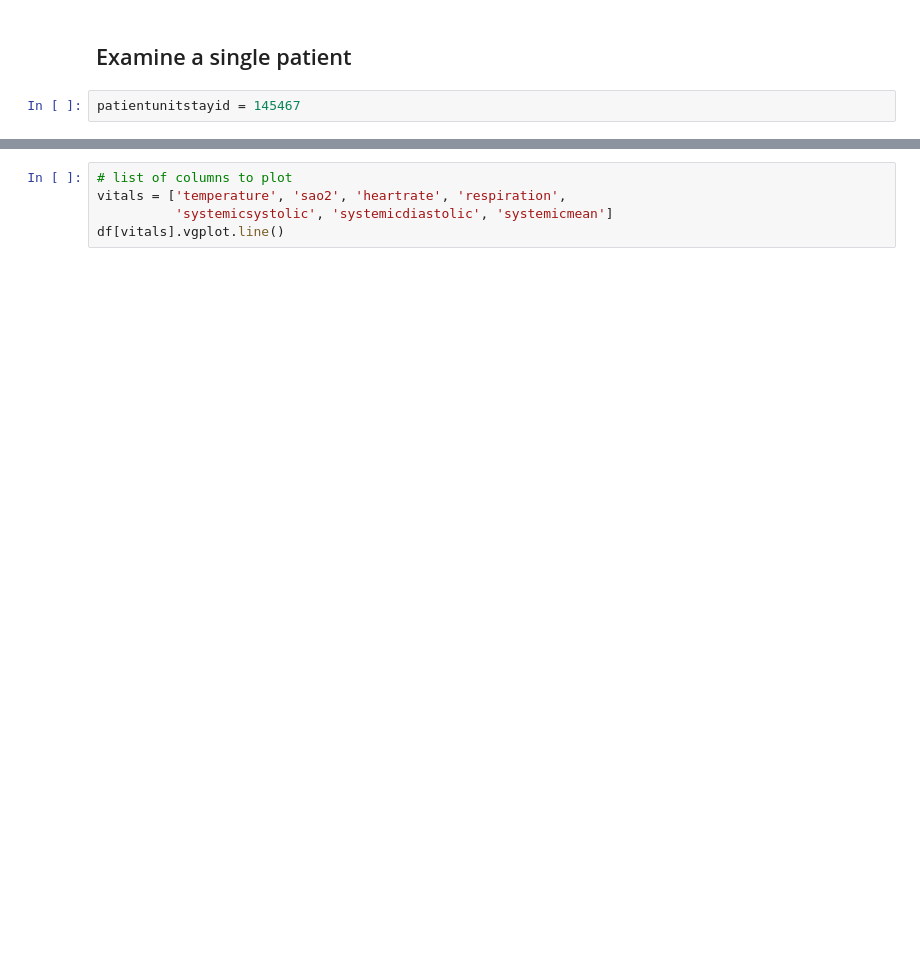
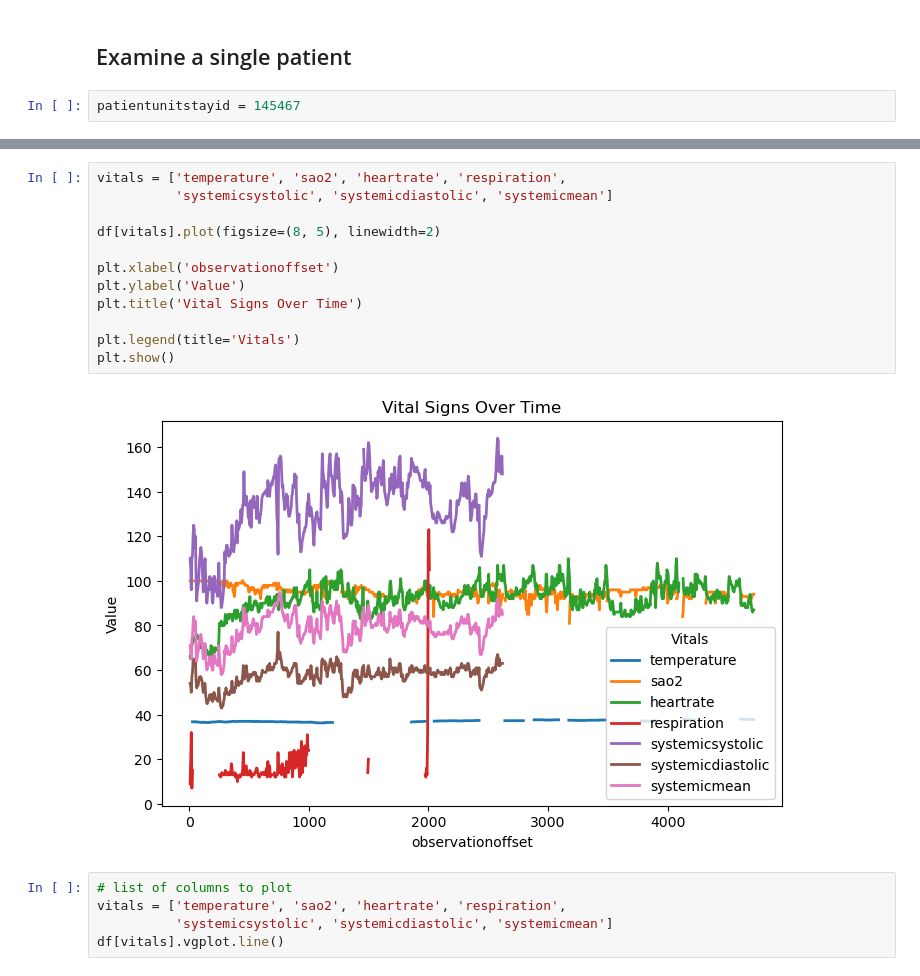
Before and after one commit to joy628/master-project, a Jupyter notebook: notebooks/vitalperiodic.ipynb, the cells around one changed output, grey strips where cells are left out. Drawn from its saved outputs; the diff is of its cells as text; blank space fills up the shorter version.

```diff
--- a/notebooks/vitalperiodic.ipynb
+++ b/notebooks/vitalperiodic.ipynb
@@ -100,6 +101,20 @@ Index(['patientunitstayid', 'vitalperiodicid', 'observationyear',
        'systemicdiastolic', 'systemicmean', 'pasystolic', 'padiastolic',
        'pamean', 'st1', 'st2', 'st3', 'icp'],
       dtype='object')
+# %%
+vitals = ['temperature', 'sao2', 'heartrate', 'respiration',
+          'systemicsystolic', 'systemicdiastolic', 'systemicmean']
+
+df[vitals].plot(figsize=(8, 5), linewidth=2)
+
+plt.xlabel('observationoffset')
+plt.ylabel('Value')
+plt.title('Vital Signs Over Time')
+
+plt.legend(title='Vitals')
+plt.show()
+# %% [output]
+[figure, added]
 # %%
 # list of columns to plot
 vitals = ['temperature', 'sao2', 'heartrate', 'respiration',
```
Also changed, not shown: parts of 6 cells of this notebook, 2 other files.
